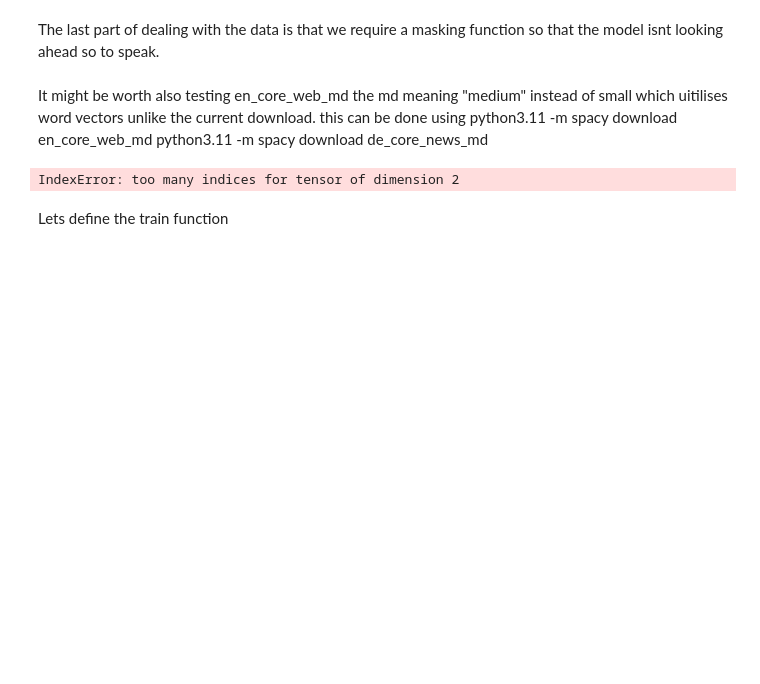
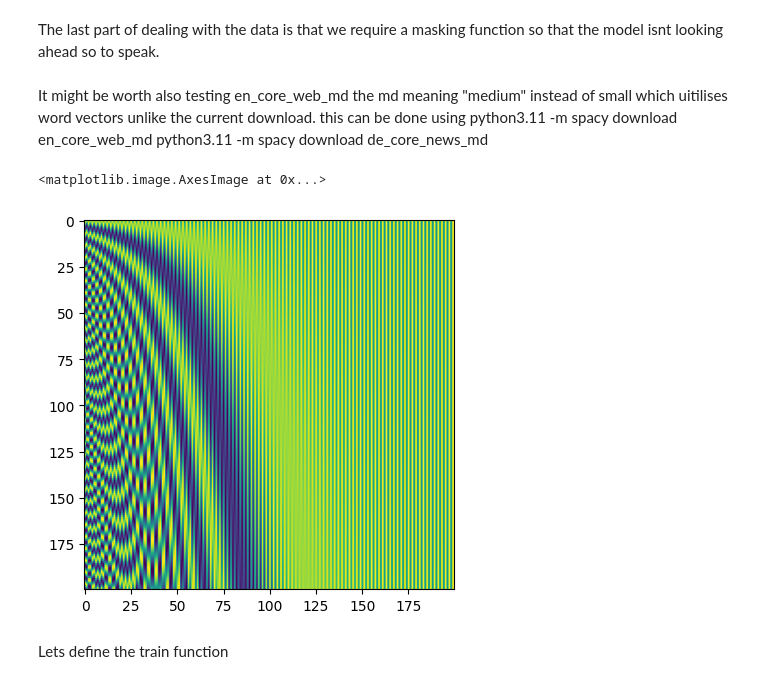
Before and after one commit to D-Malhotra/Machine_Learning, a Jupyter notebook: translator.ipynb, the cells around one changed output. Cells and saved outputs as stored; diff of their text form; code cells hidden in the pictures; blank space fills up the shorter version.

```diff
--- a/translator.ipynb
+++ b/translator.ipynb
@@ -143,37 +143,38 @@ DEVICE = torch.device('cuda' if torch.cuda.is_available() else 'cpu')
 #The embedding module creates and stores the word embeddings in a useful way that are accesible via indices
 class TokenEmbedding(nn.Module):
     def __init__(self, vocab_size, emb_size):
         super(TokenEmbedding, self).__init__()
         self.embedding = nn.Embedding(vocab_size, emb_size)
         self.emb_size = emb_size
 
     def forward(self, tokens):
         return self.embedding(tokens.long()) * np.sqrt(self.emb_size)
 
 
 class PositionalEncoding(nn.Module):
     "Compute Sinusoidal Positional Encoding"
     def __init__(self):
         super().__init__()
 
     def forward(self, dim):
         #POS is the position in the sentence
         #d_model is the dimension in the encoded space
-        PE = torch.zeros((dim[0], dim[-1]))
+        PE = torch.zeros((dim[1], dim[-1]))
         d_model = dim[-1]
-        pos = dim[0]
+        pos = dim[1]
         PE += torch.arange(pos).unsqueeze(1)
         i_vec_sin = torch.arange(0, d_model, 2)/d_model
         i_vec_cos = torch.arange(1, d_model, 2)/d_model
         PE[:, ::2] = torch.sin(torch.exp(torch.log(PE[:, ::2]) - i_vec_sin * np.log(10000)))
         PE[:, 1::2] = torch.cos(torch.exp(torch.log(PE[:, 1::2]) - i_vec_cos * np.log(10000)))
-        return PE.float()
+        return PE.expand(dim[0], -1, -1)
 
 A = PositionalEncoding()
 b = A((200, 200))
 plt.imshow(b[0, :, :])
 # %% [output]
-IndexError: too many indices for tensor of dimension 2
+<matplotlib.image.AxesImage at 0x...>
+[figure, added]
 # %%
 #Single layer of attention
 class SelfAttention(nn.Module):
```
Also changed, not shown: parts of 15 cells of this notebook.
